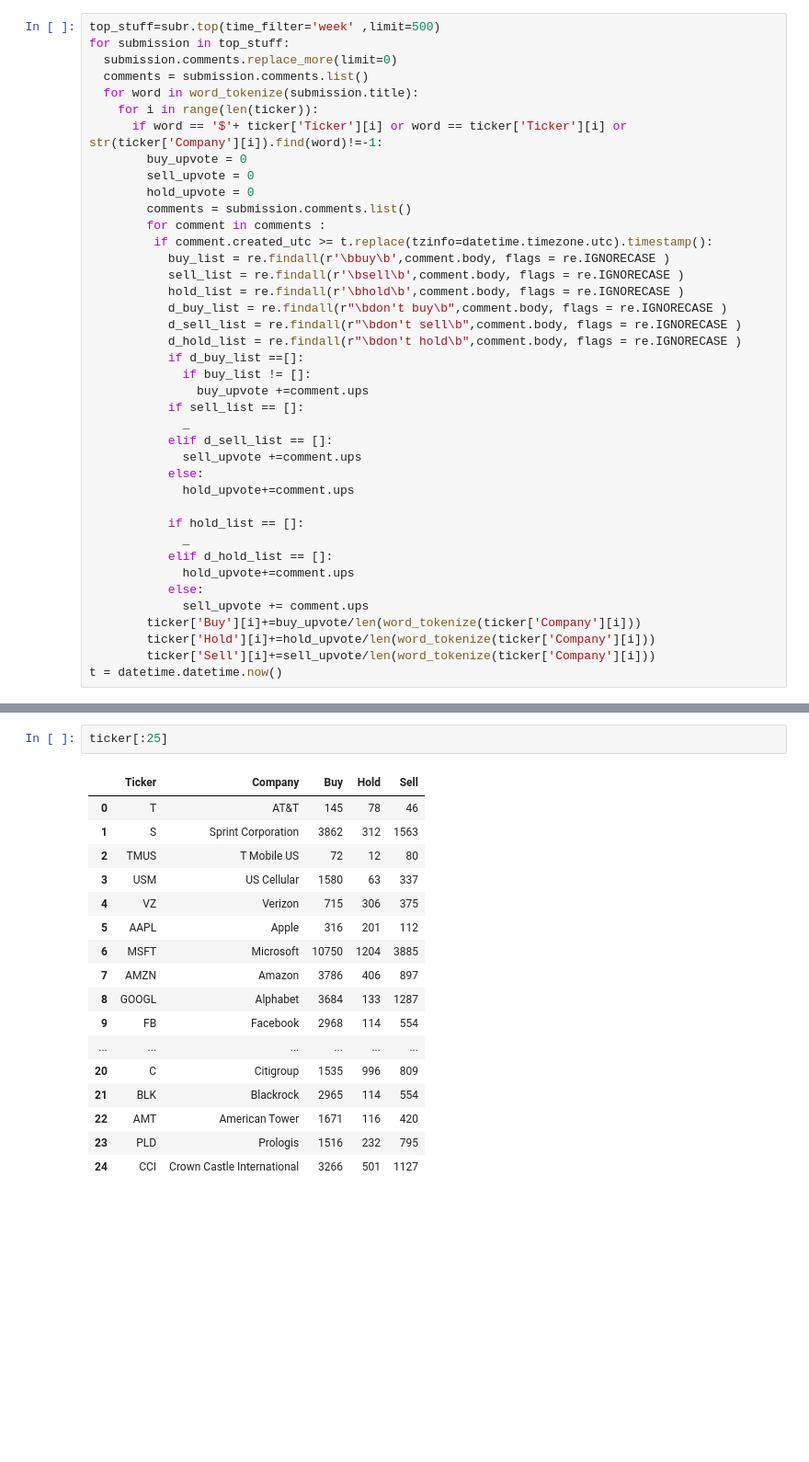
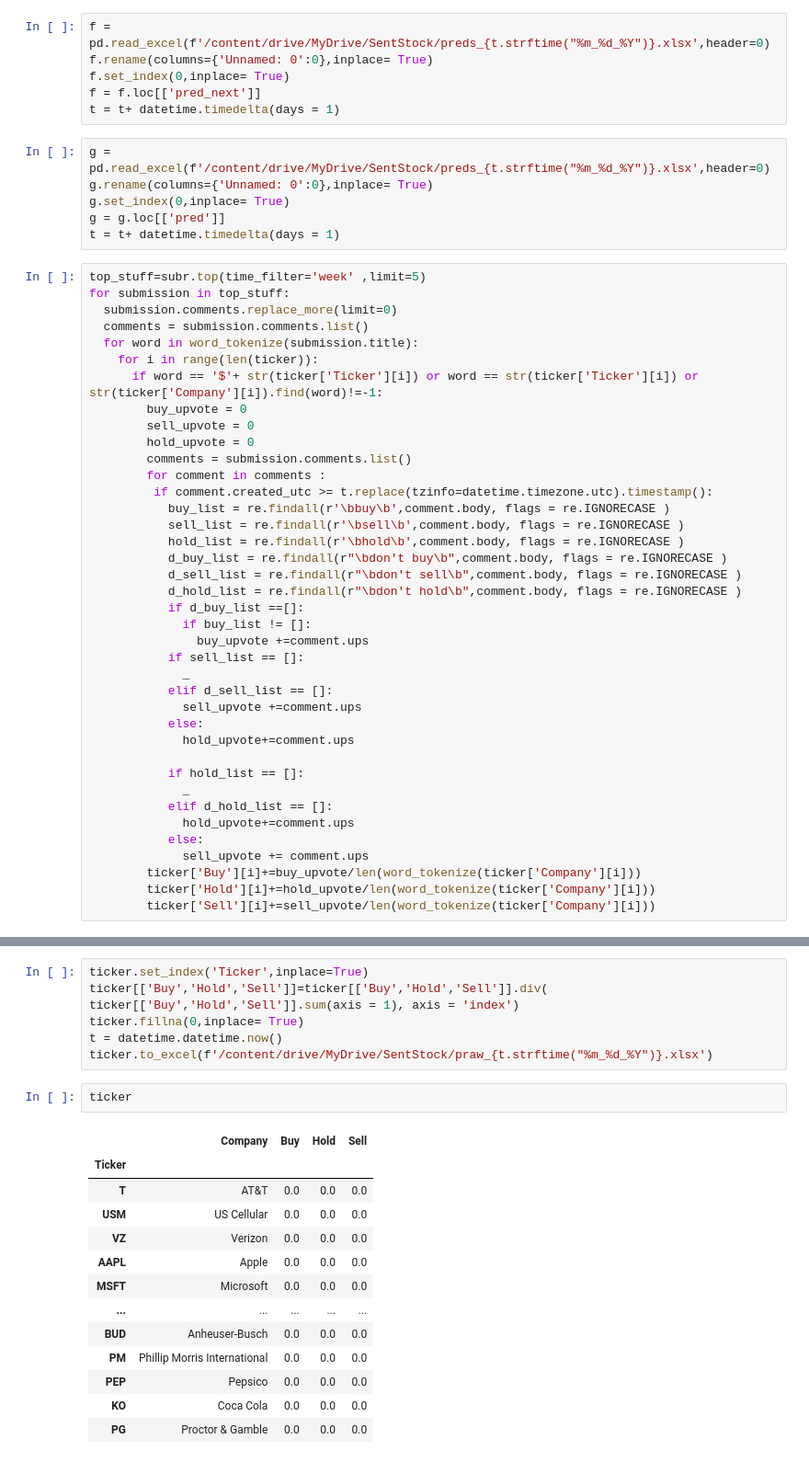
Before and after one commit to aakarshhh/AI_ML, a Jupyter notebook: Sent_Stock_Analysis.ipynb, the cells around one changed output, grey strips where cells are left out. Shown at 92% size. Saved outputs shown, nothing was run; the diff lists cells and outputs as text; blank space fills up the shorter version.

```diff
--- a/Sent_Stock_Analysis.ipynb
+++ b/Sent_Stock_Analysis.ipynb
@@ -85,11 +106,23 @@ print(t)
+# %%
+f = pd.read_excel(f'/content/drive/MyDrive/SentStock/preds_{t.strftime("%m_%d_%Y")}.xlsx',header=0)
+f.rename(columns={'Unnamed: 0':0},inplace= True)
+f.set_index(0,inplace= True)
+f = f.loc[['pred_next']]
+t = t+ datetime.timedelta(days = 1)
+# %%
+g = pd.read_excel(f'/content/drive/MyDrive/SentStock/preds_{t.strftime("%m_%d_%Y")}.xlsx',header=0)
+g.rename(columns={'Unnamed: 0':0},inplace= True)
+g.set_index(0,inplace= True)
+g = g.loc[['pred']]
+t = t+ datetime.timedelta(days = 1)
 # %%
-top_stuff=subr.top(time_filter='week' ,limit=500)
+top_stuff=subr.top(time_filter='week' ,limit=5)
 for submission in top_stuff:
   submission.comments.replace_more(limit=0)
   comments = submission.comments.list()
   for word in word_tokenize(submission.title):
     for i in range(len(ticker)):
-      if word == '$'+ ticker['Ticker'][i] or word == ticker['Ticker'][i] or str(ticker['Company'][i]).find(word)!=-1:
+      if word == '$'+ str(ticker['Ticker'][i]) or word == str(ticker['Ticker'][i]) or str(ticker['Company'][i]).find(word)!=-1:
         buy_upvote = 0
         sell_upvote = 0
         hold_upvote = 0
@@ -121,4 +154,3 @@ for submission in top_stuff:
         ticker['Buy'][i]+=buy_upvote/len(word_tokenize(ticker['Company'][i]))
         ticker['Hold'][i]+=hold_upvote/len(word_tokenize(ticker['Company'][i]))
         ticker['Sell'][i]+=sell_upvote/len(word_tokenize(ticker['Company'][i]))
-t = datetime.datetime.now()
@@ -125,20 +175,22 @@ t = datetime.datetime.now()
+# %%
+ticker.set_index('Ticker',inplace=True)
+ticker[['Buy','Hold','Sell']]=ticker[['Buy','Hold','Sell']].div( ticker[['Buy','Hold','Sell']].sum(axis = 1), axis = 'index')
+ticker.fillna(0,inplace= True)
+t = datetime.datetime.now()
+ticker.to_excel(f'/content/drive/MyDrive/SentStock/praw_{t.strftime("%m_%d_%Y")}.xlsx')
 # %%
-ticker[:25]
+ticker
 # %% [output]
-|  | Ticker | Company | Buy | Hold | Sell |
-| 0 | T | AT&T | 145 | 78 | 46 |
-| 1 | S | Sprint Corporation | 3862 | 312 | 1563 |
-| 2 | TMUS | T Mobile US | 72 | 12 | 80 |
-| 3 | USM | US Cellular | 1580 | 63 | 337 |
-| 4 | VZ | Verizon | 715 | 306 | 375 |
-| 5 | AAPL | Apple | 316 | 201 | 112 |
-| 6 | MSFT | Microsoft | 10750 | 1204 | 3885 |
-| 7 | AMZN | Amazon | 3786 | 406 | 897 |
-| 8 | GOOGL | Alphabet | 3684 | 133 | 1287 |
-| 9 | FB | Facebook | 2968 | 114 | 554 |
-| ... | ... | ... | ... | ... | ... |
-| 20 | C | Citigroup | 1535 | 996 | 809 |
-| 21 | BLK | Blackrock | 2965 | 114 | 554 |
-| 22 | AMT | American Tower | 1671 | 116 | 420 |
-| 23 | PLD | Prologis | 1516 | 232 | 795 |
-| 24 | CCI | Crown Castle International | 3266 | 501 | 1127 |
+|  | Company | Buy | Hold | Sell |
+| Ticker |  |  |  |  |
+| T | AT&T | 0.0 | 0.0 | 0.0 |
+| USM | US Cellular | 0.0 | 0.0 | 0.0 |
+| VZ | Verizon | 0.0 | 0.0 | 0.0 |
+| AAPL | Apple | 0.0 | 0.0 | 0.0 |
+| MSFT | Microsoft | 0.0 | 0.0 | 0.0 |
+| ... | ... | ... | ... | ... |
+| BUD | Anheuser-Busch | 0.0 | 0.0 | 0.0 |
+| PM | Phillip Morris International | 0.0 | 0.0 | 0.0 |
+| PEP | Pepsico | 0.0 | 0.0 | 0.0 |
+| KO | Coca Cola | 0.0 | 0.0 | 0.0 |
+| PG | Proctor & Gamble | 0.0 | 0.0 | 0.0 |
```
Also changed, not shown: parts of 23 cells of this notebook.
